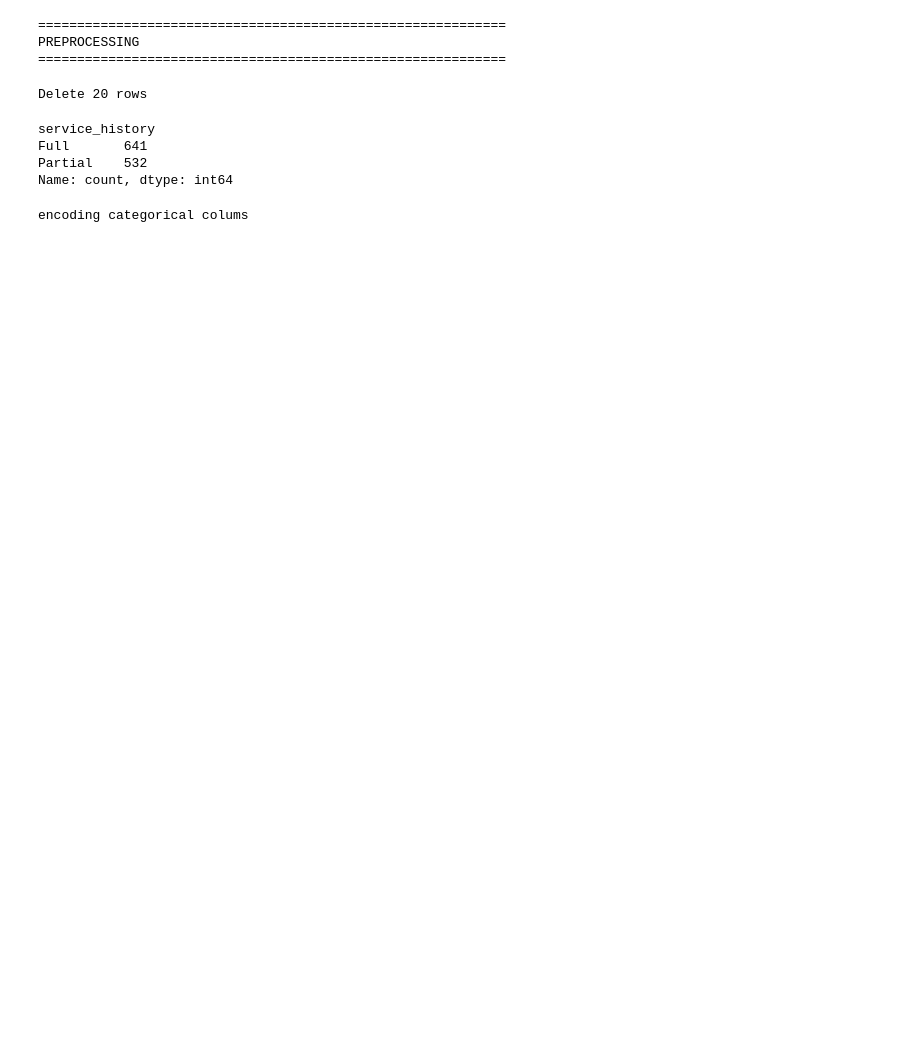
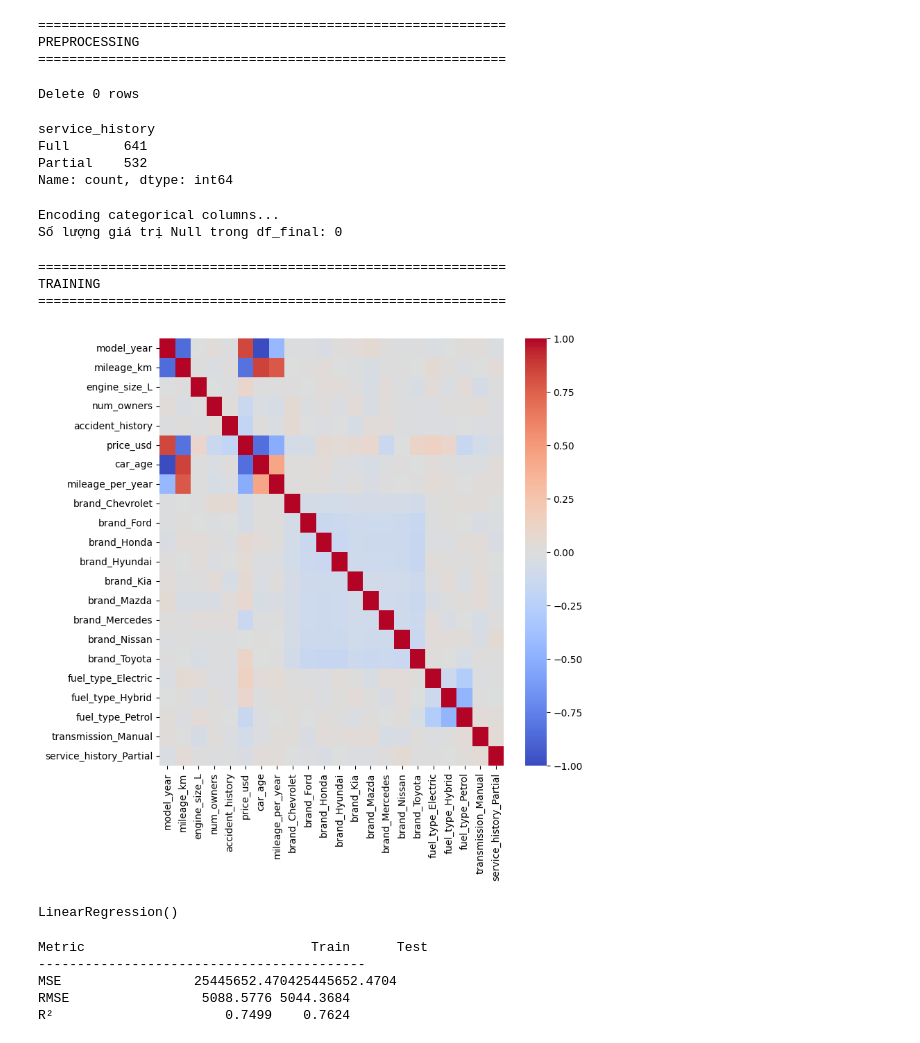
Before and after one commit to lequanganhtuan/Old_Car_Prediction, a Jupyter notebook: old_car_predict.ipynb, the cells around one changed output. Drawn from its saved outputs; the diff is of its cells as text; code cells hidden in the pictures; blank space fills up the shorter version.

Commit message:
completed: visual

```diff
--- a/old_car_predict.ipynb
+++ b/old_car_predict.ipynb
@@ -180,11 +186,10 @@ PREPROCESSING
 ============================================================
 # %%
 outlier_indices = df[(df['mileage_km'] > 400000) | (df['price_usd'] < 1000)].index
-
 print(f"Delete {len(outlier_indices)} rows")
-df = df.drop(outlier_indices)
+df = df.drop(outlier_indices).reset_index(drop=True)
 # %% [output]
-Delete 20 rows
+Delete 0 rows
 # %%
 print(df['service_history'].value_counts())
 # %% [output]
@@ -200,20 +205,38 @@ df['engine_size_L'] = df['engine_size_L'].fillna(df.groupby('brand')['engine_siz
 df['car_age'] = 2026 - df['model_year']
 df['mileage_per_year'] = df['mileage_km'] / (df['car_age'] + 1)
 # %%
-print("encoding categorical colums")
+print("Encoding categorical columns...")
+
+# Bước A: OneHot cho 'brand'
+encoder = OneHotEncoder(sparse_output=False, drop='first')
+encoded_data = encoder.fit_transform(df[['brand']])
+encoded_df = pd.DataFrame(encoded_data, columns=encoder.get_feature_names_out(['brand']))
+
+df_merged = pd.concat([df.drop('brand', axis=1), encoded_df], axis=1)
+
 cols_to_encode = ['fuel_type', 'transmission', 'service_history']
-
 df_final = pd.get_dummies(
-    df,
+    df_merged,
     columns=cols_to_encode,
     drop_first=True,
     prefix=cols_to_encode
 )
 
-encoder = OneHotEncoder(sparse_output=False, drop='first')
-encoded_data = encoder.fit_transform(df[['brand']])
-encoded_df = pd.DataFrame(encoded_data, columns=encoder.get_feature_names_out(['brand']))
-
-df_final = pd.concat([df.drop('brand', axis=1), encoded_df], axis=1)
+print(f"Số lượng giá trị Null trong df_final: {df_final.isnull().sum().sum()}")
 # %% [output]
-encoding categorical colums
+Encoding categorical columns...
+Số lượng giá trị Null trong df_final: 0
+# %%
+print("=" * 60)
+print("TRAINING")
+print("=" * 60)
+# %% [output]
+============================================================
+TRAINING
+============================================================
+# %%
+plt.figure(figsize=(8, 8))
+sns.heatmap(df_final.corr(numeric_only=True), cmap='coolwarm') # car age va km co ve da cong tuyen, giu 1 cot
+plt.show()
+# %% [output]
+[figure, added]
@@ -219,0 +263,32 @@ encoding categorical colums
+# %%
+from sklearn.linear_model import LinearRegression
+
+model = LinearRegression()
+model.fit(X_train_scaler, y_train)
+# %% [output]
+LinearRegression()
+# %%
+from sklearn.model_selection import train_test_split
+from sklearn.metrics import mean_squared_error, r2_score
+
+y_pred = model.predict(X_test_scaled)
+
+mse_test = mean_squared_error(y_test, y_pred)
+rmse_test = np.sqrt(mse_test)
+r2_test = r2_score(y_test, y_pred)
+
+y_train_pred = model.predict(X_train_scaler)
+mse_train = mean_squared_error(y_train, y_train_pred)
+r2_train = r2_score(y_train, y_train_pred)
+
+print(f"{'Metric':<20}{'Train':>20}{'Test':>10}")
+print("-" * 42)
+print(f"{'MSE':<20}{mse_test:>10.4f}{mse_test:>10.4f}")
+print(f"{'RMSE':<20}{np.sqrt(mse_train):>10.4f}{rmse_test:>10.4f}")
+print(f"{'R²':<20}{r2_train:>10.4f}{r2_test:>10.4f}")
+# %% [output]
+Metric                             Train      Test
+------------------------------------------
+MSE                 25445652.470425445652.4704
+RMSE                 5088.5776 5044.3684
+R²                      0.7499    0.7624
```
Also changed, not shown: parts of 10 cells of this notebook.
